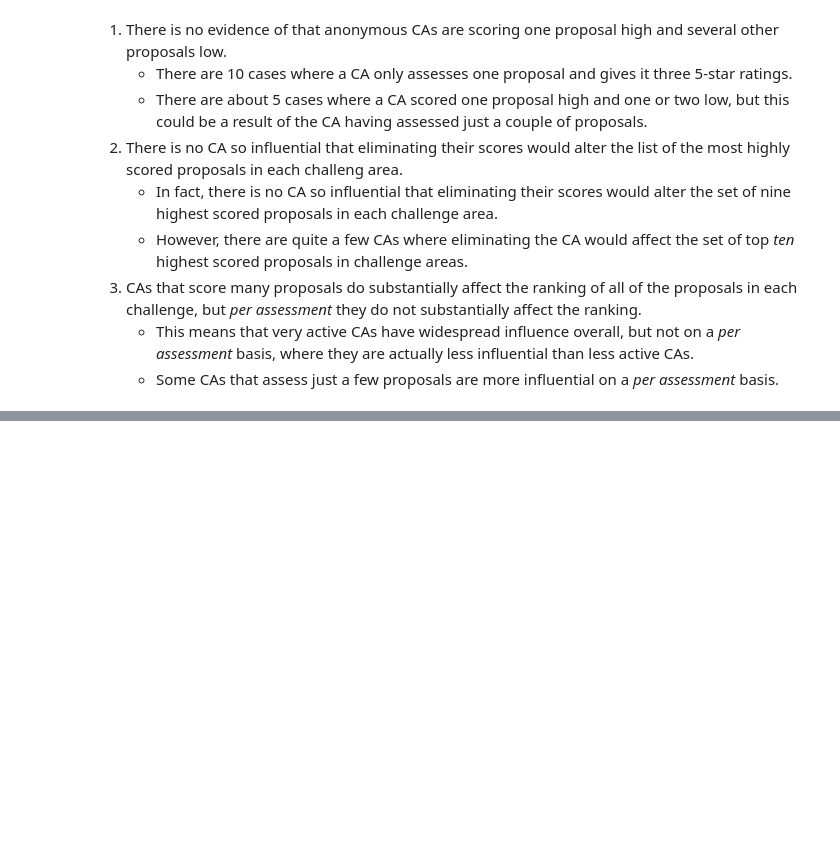
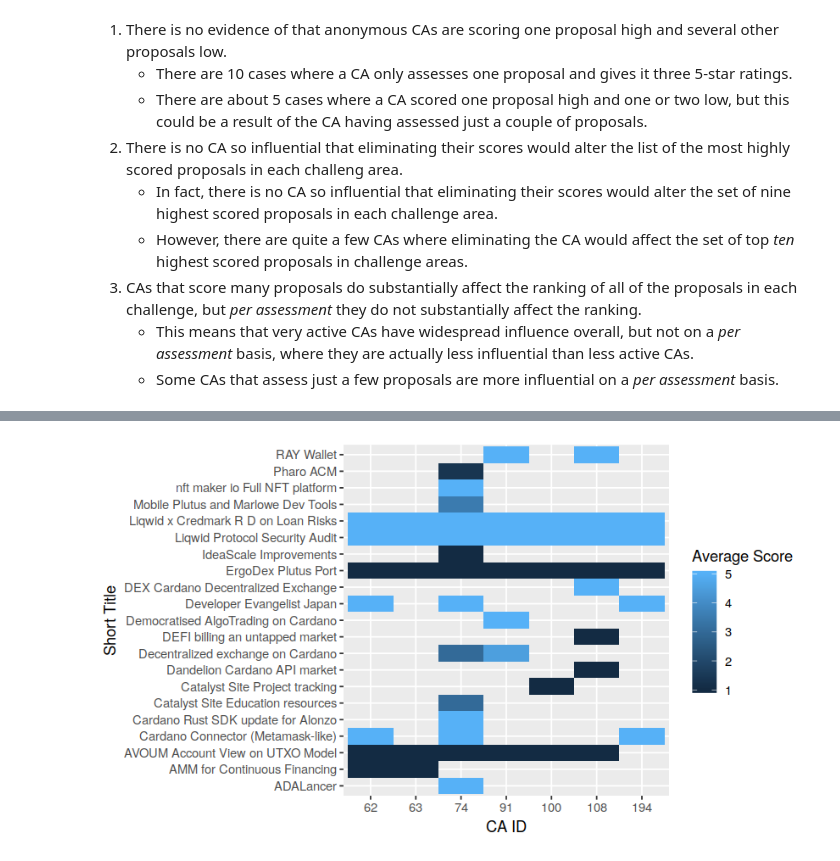
Before and after one commit to bwbush/catalyst-assessment-analyses, a Jupyter notebook: f5-exploratory-analysis.ipynb, the cells around one changed output, grey strips where cells are left out. Cells and saved outputs as stored; diff of their text form; code cells hidden in the pictures; blank space fills up the shorter version.

```diff
--- a/f5-exploratory-analysis.ipynb
+++ b/f5-exploratory-analysis.ipynb
@@ -377,0 +385,7 @@ ggtitle("How Many Proposal Ranks Change if a CA's Assessments are Eliminated")
+# %%
+ggplot(
+    f5[`CA ID` %in% c(100, 62, 63, 74, 108, 91, 194), .(`Average Score` = mean(`Score`)), by = .(`CA ID` = factor(`CA ID`), `Short Title` = factor(`Short Title`))],
+    aes(x = `CA ID`, y = `Short Title`, fill = `Average Score`)
+) + geom_tile()
+# %% [output]
+[figure, added]
```
Also changed, not shown: parts of 19 cells of this notebook, 1 other file.
